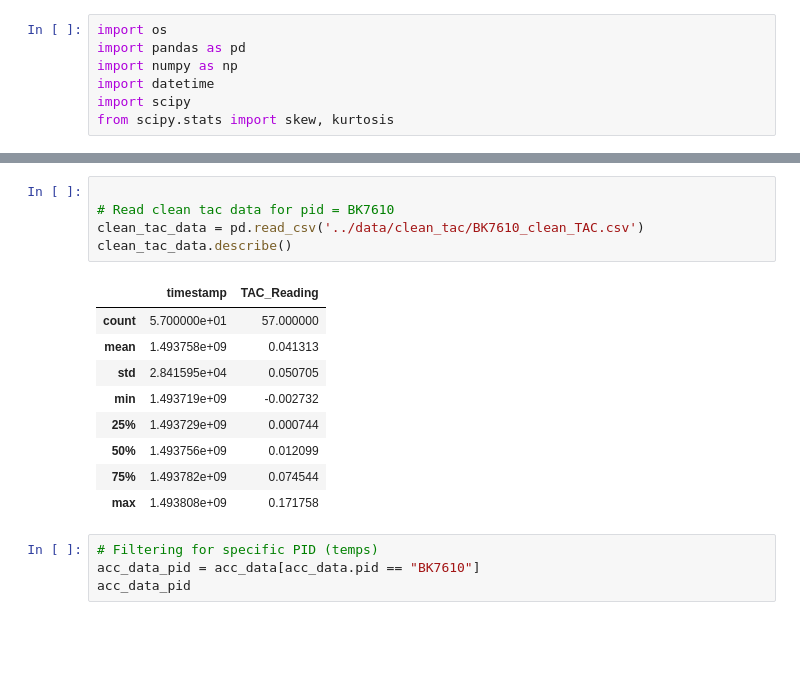
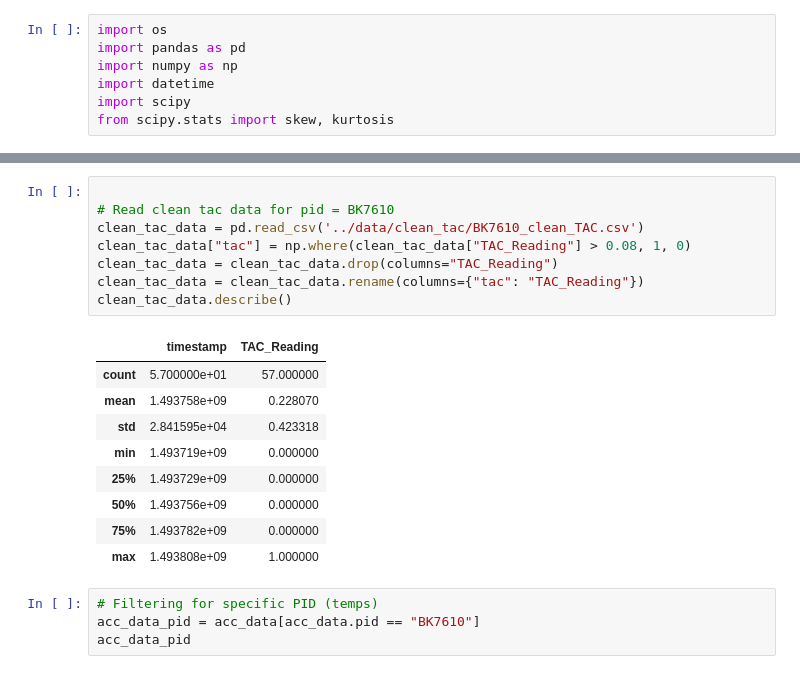
Before and after one commit to amrit10/detecting-drinking-episodes, a Jupyter notebook: code/cleaning_dl_n.ipynb, the cells around one changed output, grey strips where cells are left out. Saved outputs shown, nothing was run; the diff lists cells and outputs as text; blank space fills up the shorter version.

Commit message:
Data preprocessing for 1 pid. Add model. Model not running

```diff
--- a/code/cleaning_dl_n.ipynb
+++ b/code/cleaning_dl_n.ipynb
@@ -30,18 +32,21 @@ acc_data.head()
 # %%
 
 # Read clean tac data for pid = BK7610
 clean_tac_data = pd.read_csv('../data/clean_tac/BK7610_clean_TAC.csv')
+clean_tac_data["tac"] = np.where(clean_tac_data["TAC_Reading"] > 0.08, 1, 0)
+clean_tac_data = clean_tac_data.drop(columns="TAC_Reading")
+clean_tac_data = clean_tac_data.rename(columns={"tac": "TAC_Reading"})
 clean_tac_data.describe()
 # %% [output]
 |  | timestamp | TAC_Reading |
 | count | 5.700000e+01 | 57.000000 |
-| mean | 1.493758e+09 | 0.041313 |
-| std | 2.841595e+04 | 0.050705 |
-| min | 1.493719e+09 | -0.002732 |
-| 25% | 1.493729e+09 | 0.000744 |
-| 50% | 1.493756e+09 | 0.012099 |
-| 75% | 1.493782e+09 | 0.074544 |
-| max | 1.493808e+09 | 0.171758 |
+| mean | 1.493758e+09 | 0.228070 |
+| std | 2.841595e+04 | 0.423318 |
+| min | 1.493719e+09 | 0.000000 |
+| 25% | 1.493729e+09 | 0.000000 |
+| 50% | 1.493756e+09 | 0.000000 |
+| 75% | 1.493782e+09 | 0.000000 |
+| max | 1.493808e+09 | 1.000000 |
 # %%
 # Filtering for specific PID (temps)
 acc_data_pid = acc_data[acc_data.pid == "BK7610"]
```
Also changed, not shown: parts of 22 cells of this notebook.
